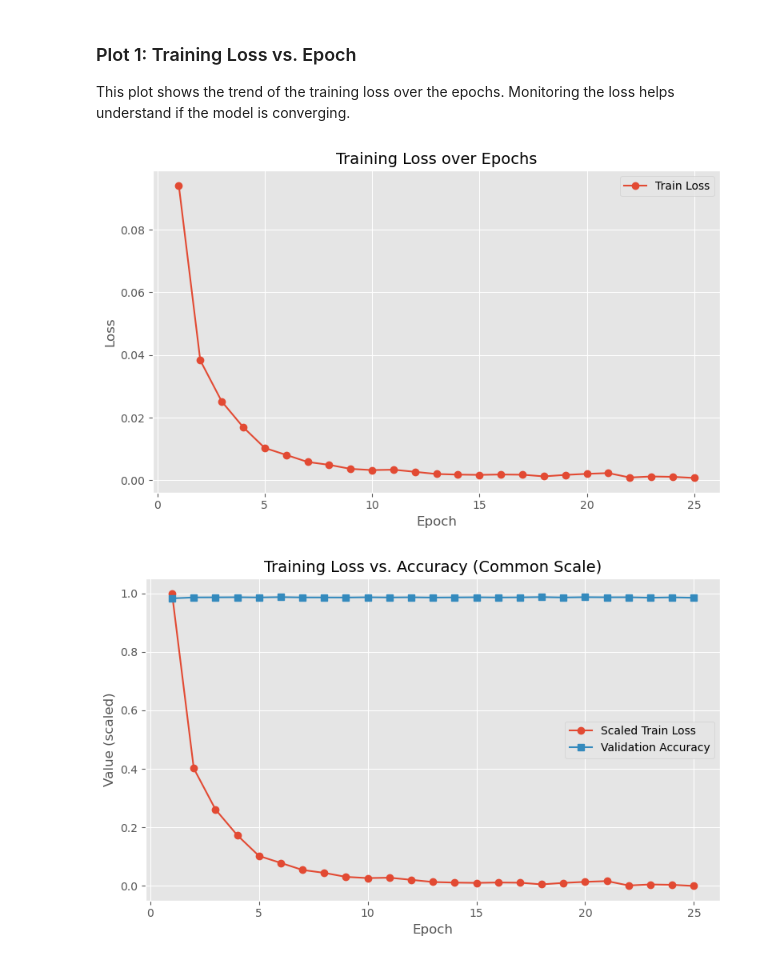
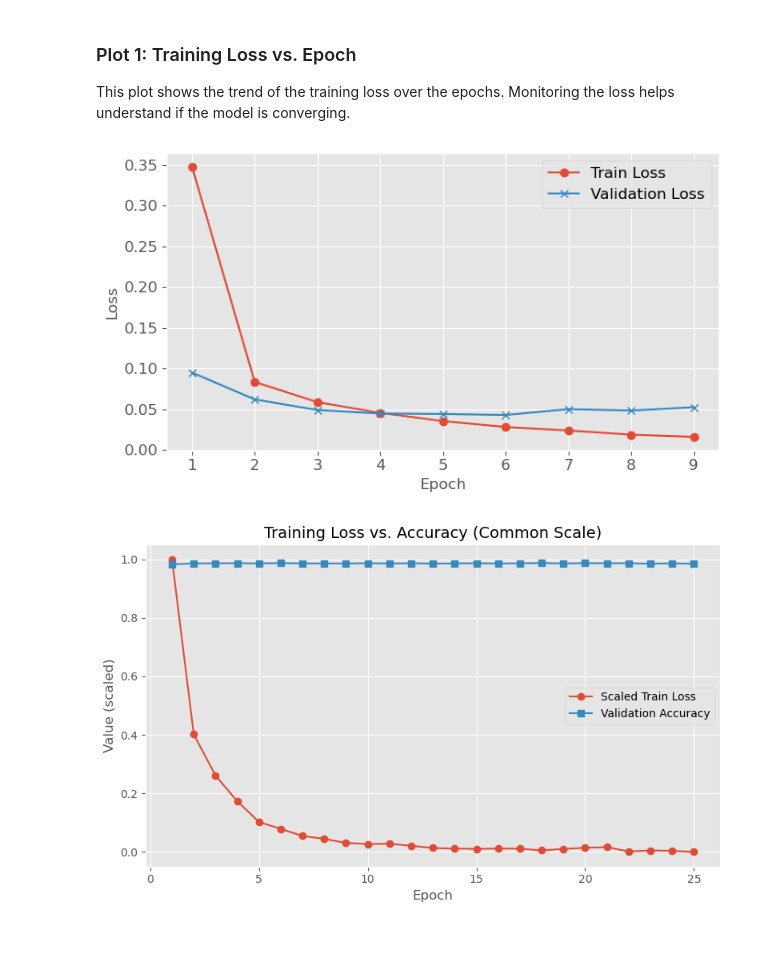
Before and after one commit to fbucko/transformers, a Jupyter notebook: evaluation/training_eval.ipynb, the cells around one changed output. Drawn from its saved outputs; the diff is of its cells as text; code cells hidden in the pictures.

```diff
--- a/evaluation/training_eval.ipynb
+++ b/evaluation/training_eval.ipynb
@@ -170,7 +176,8 @@ plt.show()
 ## DGA
 # %%
 # Load the CSV log file into a DataFrame
-df = pd.read_csv("logs/dga_training_logs_20250317_142145.csv")
+df = pd.read_csv("../logs/dga_prajjwal1-bert-medium_training_logs_20250503_145342.csv")
+
 
 df.head()
 # %% [output]
@@ -185,17 +192,20 @@ df.head()
 
 This plot shows the trend of the training loss over the epochs. Monitoring the loss helps understand if the model is converging.
 # %%
-plt.figure(figsize=(8, 5))
+plt.figure(figsize=(7, 4))
 plt.plot(df['epoch'], df['train_loss'], marker='o', linestyle='-', label='Train Loss')
+plt.plot(df['epoch'], df['val_loss'], marker='x', linestyle='-', label='Validation Loss')
 plt.xlabel('Epoch', fontsize=12)
 plt.ylabel('Loss', fontsize=12)
-plt.title('Training Loss over Epochs', fontsize=14)
-plt.legend(fontsize=10)
+plt.tick_params(axis='x', labelsize=12) # For x-axis tick labels
+plt.tick_params(axis='y', labelsize=12) # For y-axis tick labels
+# plt.title('Training Loss over Epochs', fontsize=14)
+plt.legend(fontsize=12)
 plt.grid(True)
 plt.tight_layout()
 plt.show()
 # %% [output]
-[figure, old version]
+[figure, new version]
 # %%
 # 1. Apply min-max scaling to the train_loss so that it lies between 0 and 1
 loss_min = df['train_loss'].min()
```
Also changed, not shown: parts of 5 cells of this notebook, 7 other files.
